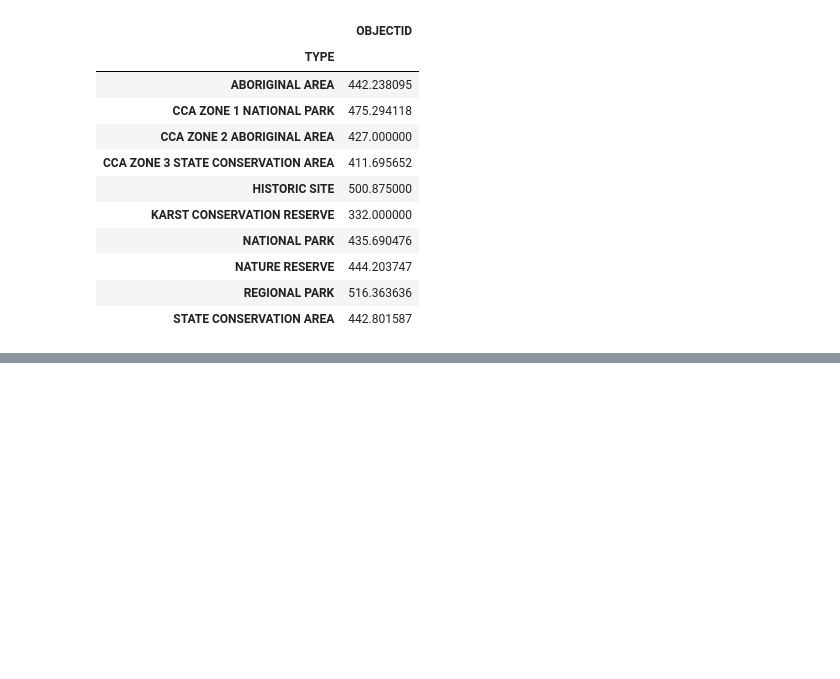
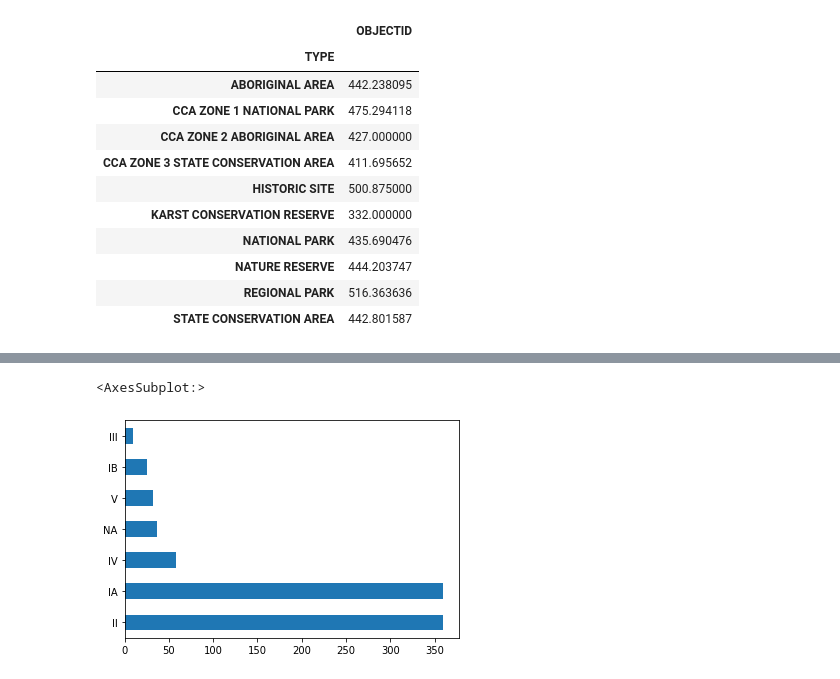
Before and after one commit to AlXu111/me, a Jupyter notebook: funny stuff/dataproject.ipynb, the cells around one changed output, grey strips where cells are left out. Drawn from its saved outputs; the diff is of its cells as text; code cells hidden in the pictures; blank space fills up the shorter version.

```diff
--- a/funny stuff/dataproject.ipynb
+++ b/funny stuff/dataproject.ipynb
@@ -183,0 +190,5 @@ Name: 882, dtype: object
+# %%
+df["IUCN"].value_counts().plot(kind = "barh")
+# %% [output]
+<AxesSubplot:>
+[figure, added]
```
Also changed, not shown: parts of 2 cells of this notebook, 1 other file.
